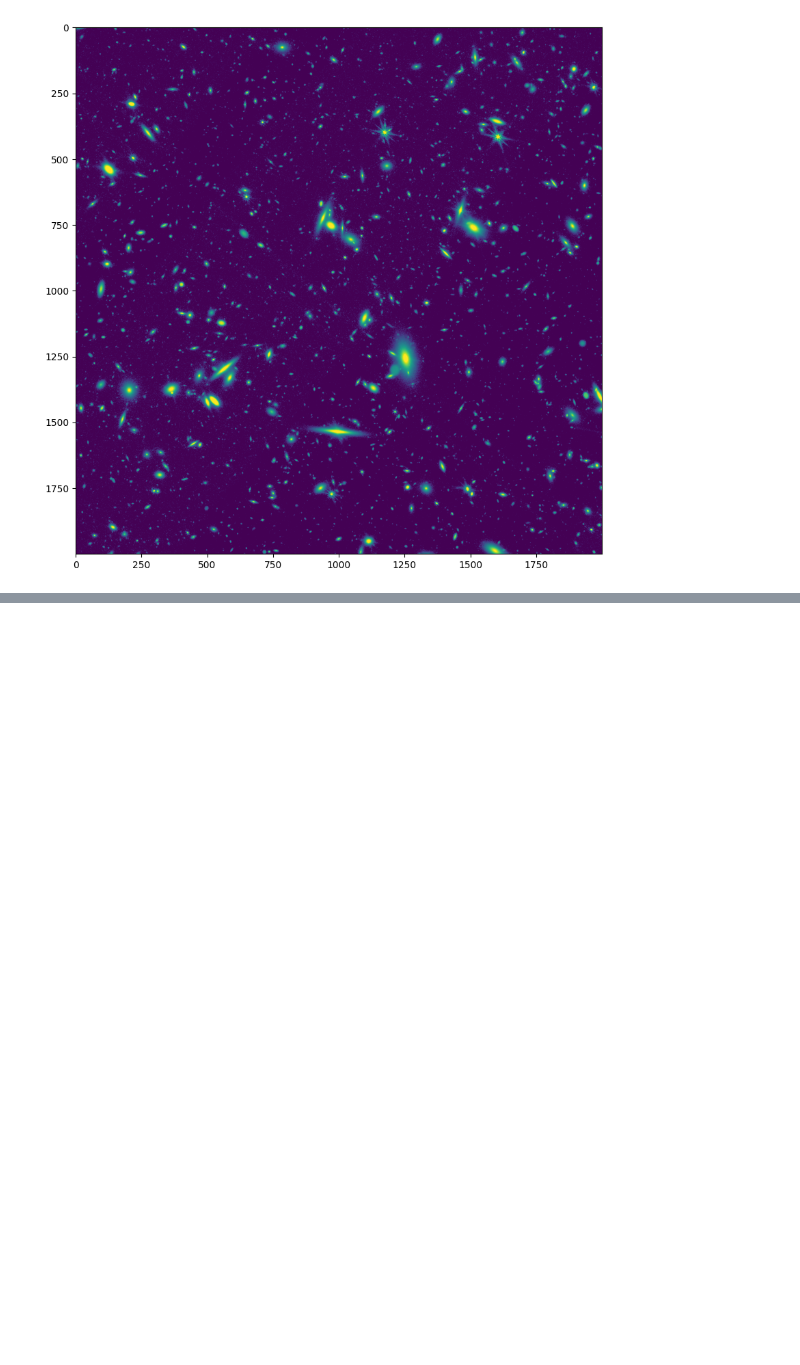
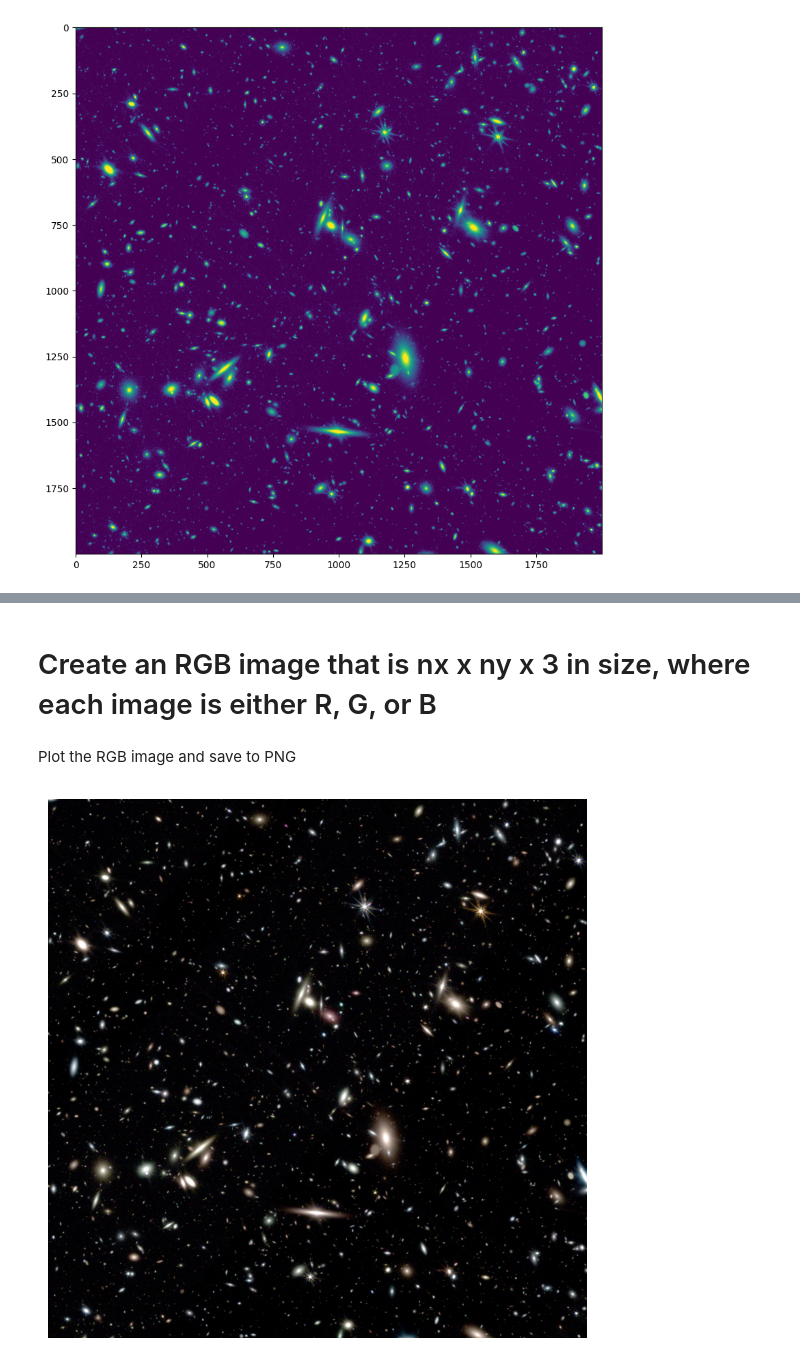
Before and after one commit to atothsmi/ASTR19, a Jupyter notebook: inClassExamples/class18/pretty-picture.ipynb, the cells around one changed output, grey strips where cells are left out. Saved outputs shown, nothing was run; the diff lists cells and outputs as text; code cells hidden in the pictures; blank space fills up the shorter version.

```diff
--- a/inClassExamples/class18/pretty-picture.ipynb
+++ b/inClassExamples/class18/pretty-picture.ipynb
@@ -69,6 +69,7 @@ def rescale_image(data):
     vpmax = 100*m
     pdata_tmp[pdata_tmp<vpmin] = vpmin
     pdata_tmp[pdata_tmp>vpmax] = vpmax
+    pdata_tmp = np.nan_to_num(pdata_tmp, nan = vpmin)
 
     #apply logscale
     pdata_tmp = np.log10(pdata_tmp)
@@ -86,0 +95,9 @@ fits_quicklook(data_2)
+# %%
+# Let's combine the data and use RGB color-formatting
+data_all = np.zeros((data_2.shape[0], data_2.shape[1], 3))
+
+data_all[:,:,0] = data_2 #red is filter F227W
+data_all[:,:,1] = data_3 #green is filer F356W
+data_all[:,:,2] = data_4 #blue is filter F444W
+
+data_res_all = rescale_image(data_all)
@@ -86,0 +108,25 @@ fits_quicklook(data_2)
+# %%
+def remap(data):
+    #copy the data to avoid accidentally overwriting it
+    pdata_tmp = data.copy()
+
+    dmin = pdata_tmp.min()
+    dmax = pdata_tmp.max()
+
+    return (pdata_tmp - dmin) / (dmax-dmin)
+# %% [markdown]
+# Create an RGB image that is nx x ny x 3 in size, where each image is either R, G, or B
+# %%
+rgb_image = np.zeros((data_2.shape[0], data_2.shape[1], 3))
+
+rgb_image = remap(data_res_all)
+# %% [markdown]
+Plot the RGB image and save to PNG
+# %%
+f, ax = plt.subplots(1, 1, figsize=(7,7))
+ax.axis('off')
+ax.imshow(rgb_image)
+
+plt.savefig('jwst_image.png', bbox_inches='tight', pad_inches=0, dpi=600)
+# %% [output]
+[figure, added]
```
Also changed, not shown: parts of 3 cells of this notebook, 2 other files.
